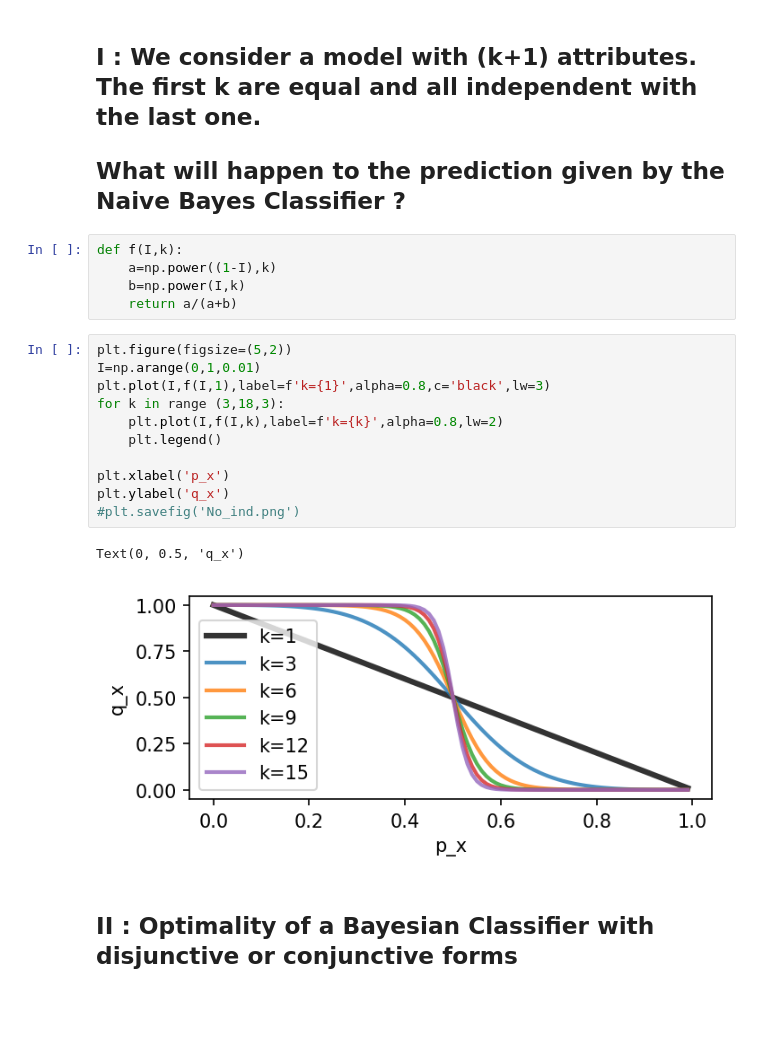
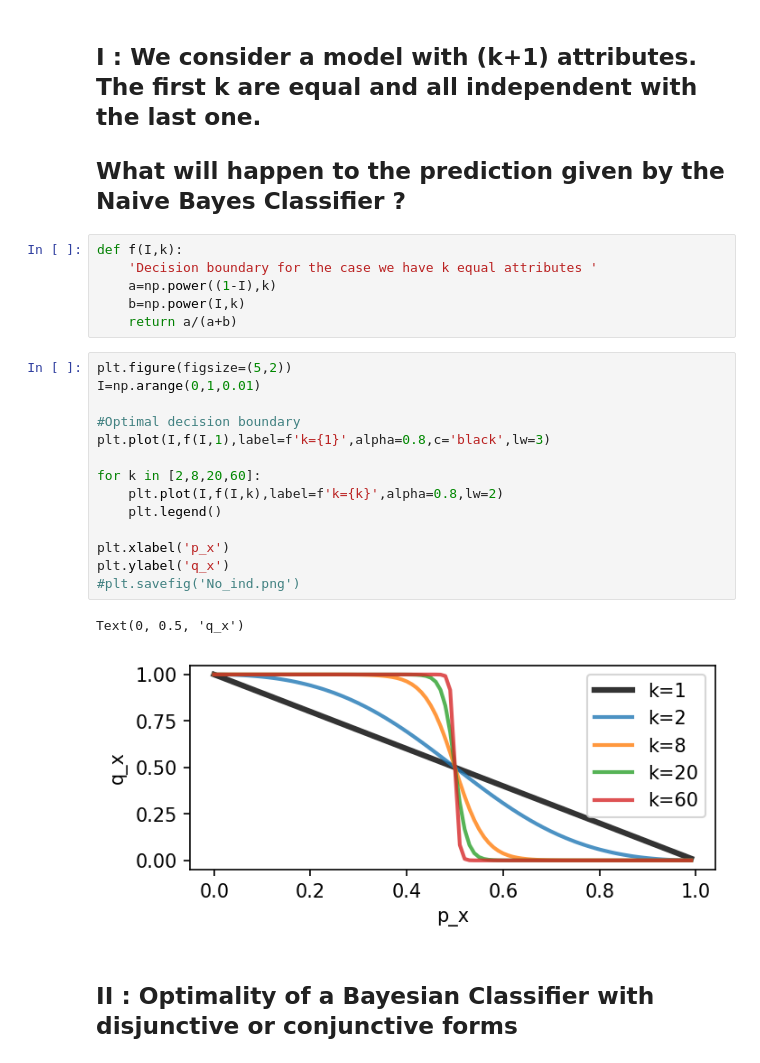
Before and after one commit to RonyAbecidan/Optimality_of_naive_bayes_classifier, a Jupyter notebook: Experiments.ipynb, the cells around one changed output. Drawn from its saved outputs; the diff is of its cells as text; blank space fills up the shorter version.

```diff
--- a/Experiments.ipynb
+++ b/Experiments.ipynb
@@ -12,23 +12,27 @@ warnings.filterwarnings('ignore')
 ## What will happen to the prediction given by the Naive Bayes Classifier ?
 # %%
 def f(I,k):
+    'Decision boundary for the case we have k equal attributes '
     a=np.power((1-I),k)
     b=np.power(I,k)
     return a/(a+b)
 # %%
 plt.figure(figsize=(5,2))
 I=np.arange(0,1,0.01)
+
+#Optimal decision boundary
 plt.plot(I,f(I,1),label=f'k={1}',alpha=0.8,c='black',lw=3)
-for k in range (3,18,3):
+
+for k in [2,8,20,60]:
     plt.plot(I,f(I,k),label=f'k={k}',alpha=0.8,lw=2)
     plt.legend()
 
 plt.xlabel('p_x')
 plt.ylabel('q_x')
 #plt.savefig('No_ind.png')
 # %% [output]
 Text(0, 0.5, 'q_x')
-[figure, old version]
+[figure, new version]
 # %% [markdown]
 ## II : Optimality of a Bayesian Classifier with disjunctive or conjunctive forms
 # %% [markdown]
```
Also changed, not shown: parts of 52 cells of this notebook, 3 other files.
